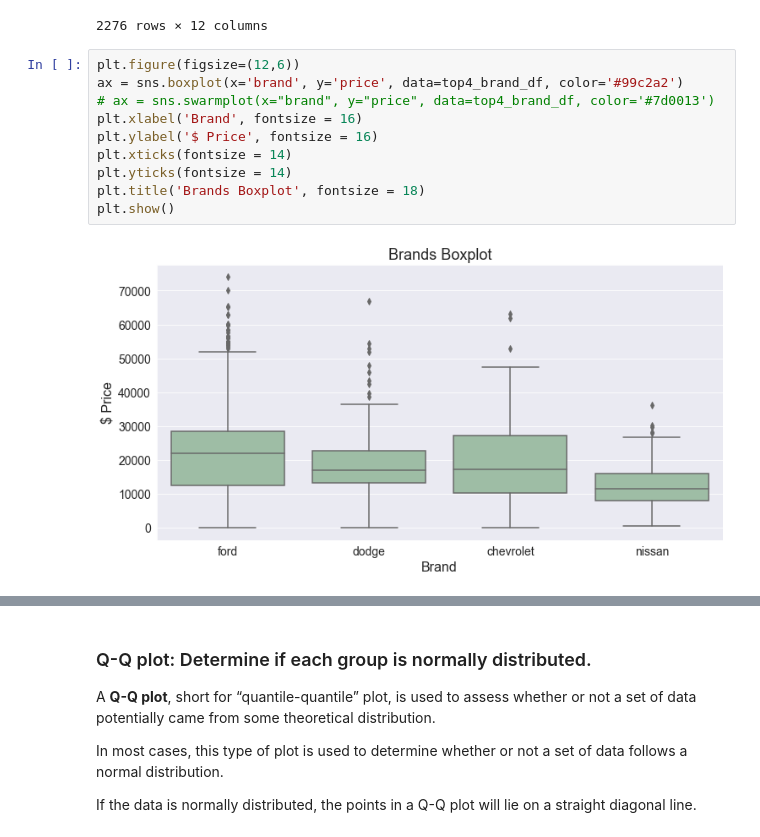
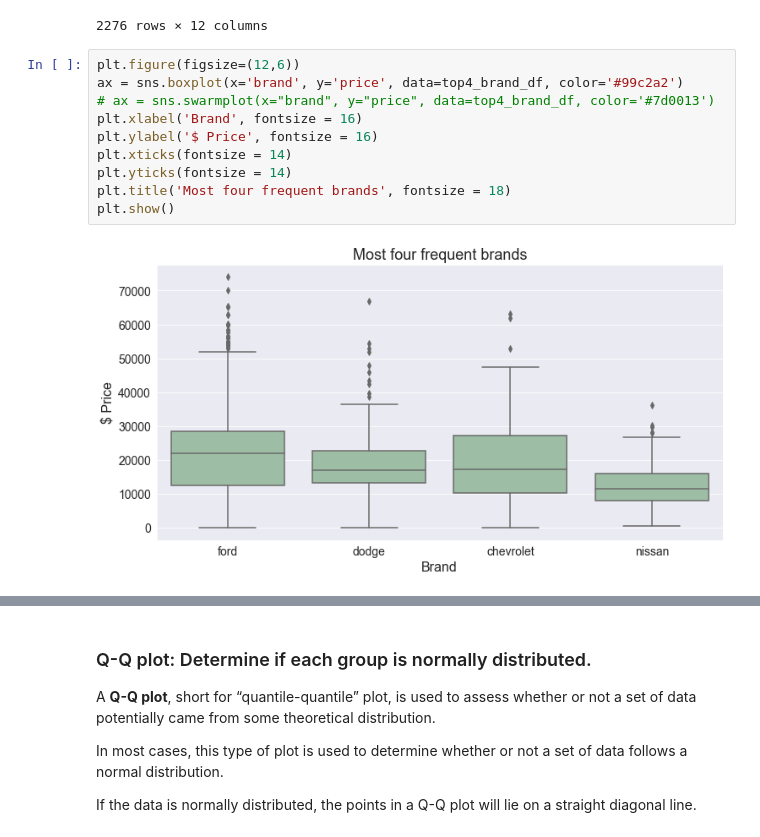
Before and after one commit to nikavgeros/Data-Science-Projects, a Jupyter notebook: US Cars Dataset/USA Cars.ipynb, the cells around one changed output, grey strips where cells are left out. Cells and saved outputs as stored; diff of their text form.

```diff
--- a/US Cars Dataset/USA Cars.ipynb
+++ b/US Cars Dataset/USA Cars.ipynb
@@ -48,12 +58,12 @@ top4_brand_df
 # %%
 plt.figure(figsize=(12,6))
 ax = sns.boxplot(x='brand', y='price', data=top4_brand_df, color='#99c2a2')
 # ax = sns.swarmplot(x="brand", y="price", data=top4_brand_df, color='#7d0013')
 plt.xlabel('Brand', fontsize = 16)
 plt.ylabel('$ Price', fontsize = 16)
 plt.xticks(fontsize = 14)
 plt.yticks(fontsize = 14)
-plt.title('Brands Boxplot', fontsize = 18)
+plt.title('Most four frequent brands', fontsize = 18)
 plt.show()
 # %% [output]
-[figure, old version]
+[figure, new version]
```
Also changed, not shown: parts of 11 cells of this notebook, 1 other file.
